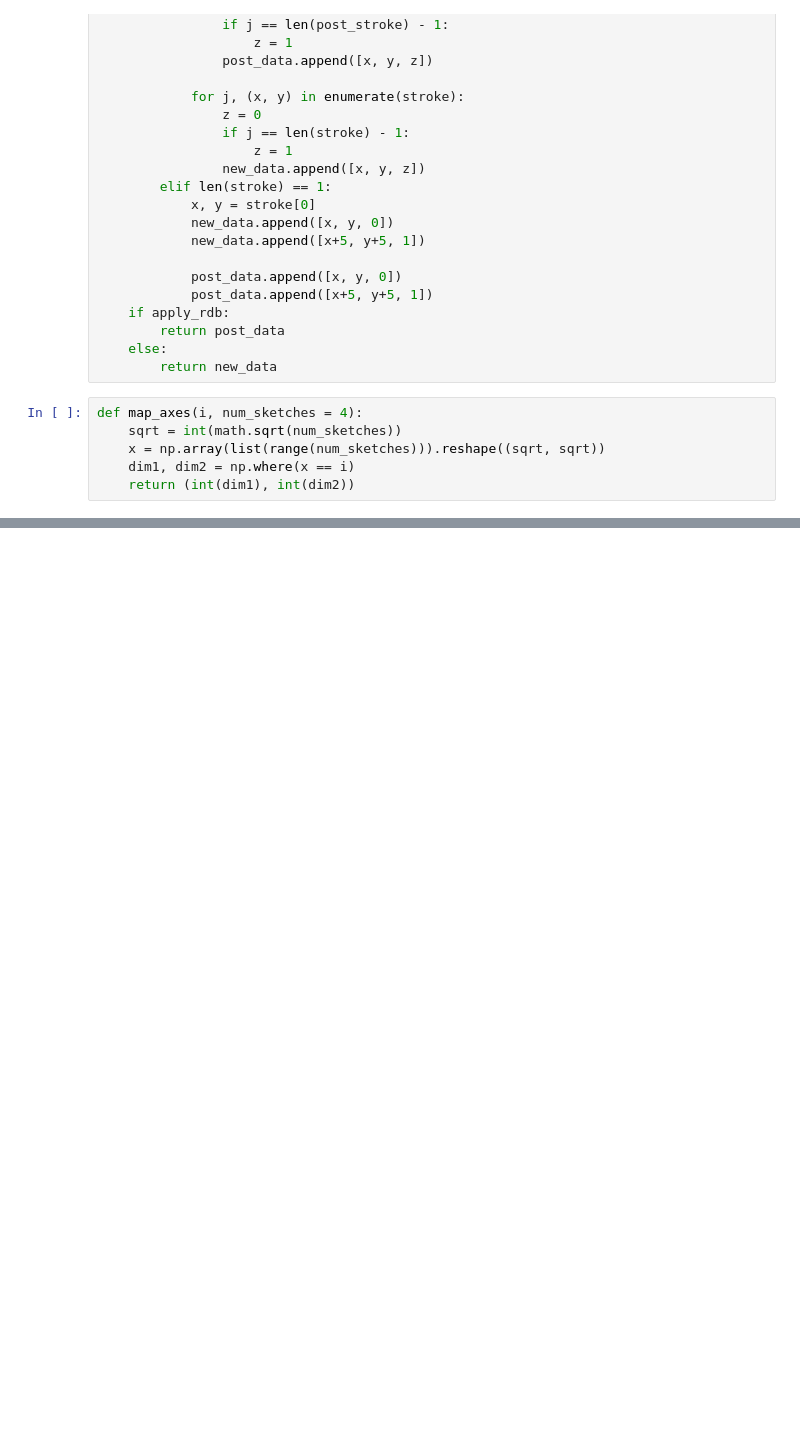
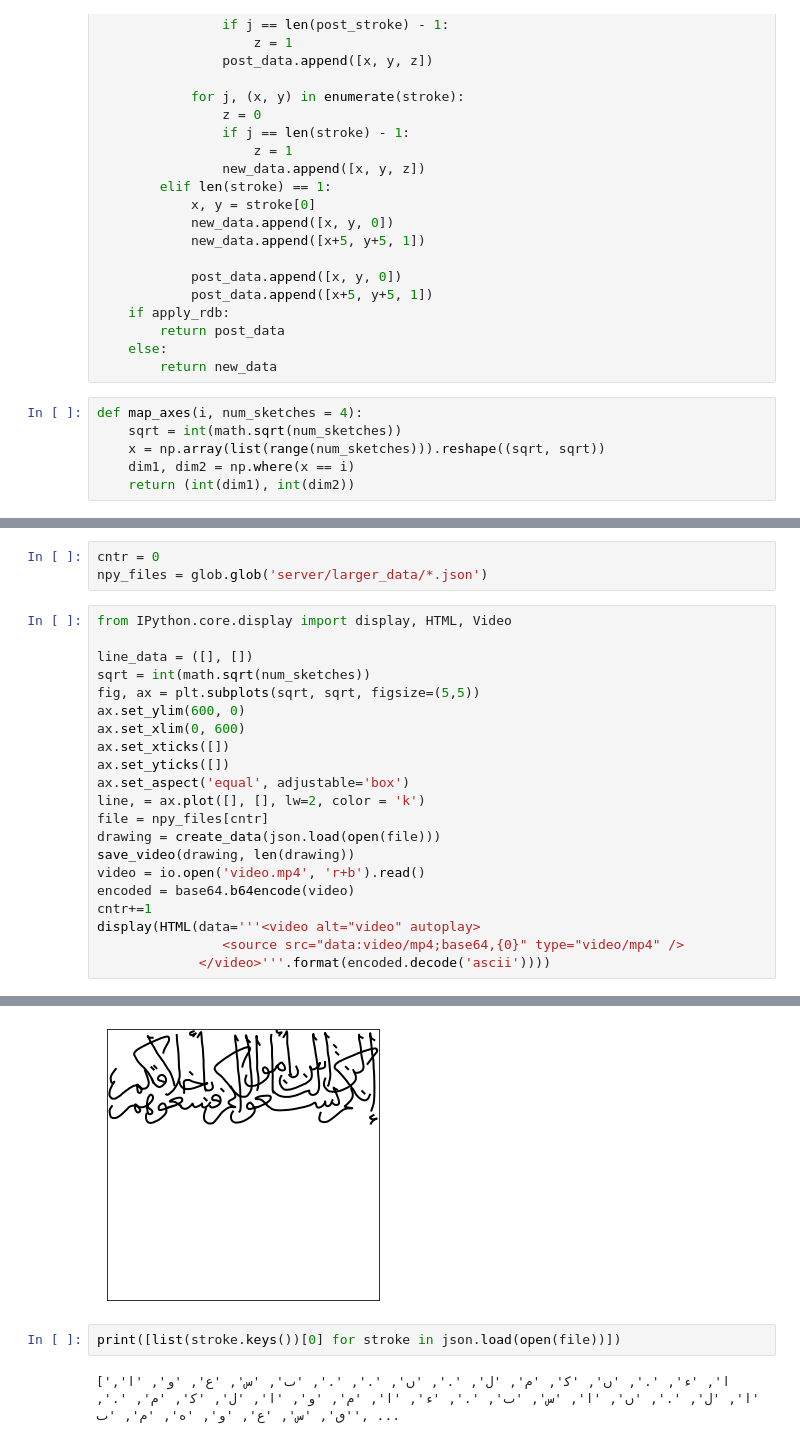
Before and after one commit to ARBML/Calliar, a Jupyter notebook: khatt_server/data_visualizer.ipynb, the cells around one changed output, grey strips where cells are left out. Cells and saved outputs as stored; diff of their text form; blank space fills up the shorter version.

```diff
--- a/khatt_server/data_visualizer.ipynb
+++ b/khatt_server/data_visualizer.ipynb
@@ -136,0 +185,25 @@ HTML(data='''<video alt="video" autoplay>
+# %%
+cntr = 0
+npy_files = glob.glob('server/larger_data/*.json')
+# %%
+from IPython.core.display import display, HTML, Video
+
+line_data = ([], [])
+sqrt = int(math.sqrt(num_sketches))
+fig, ax = plt.subplots(sqrt, sqrt, figsize=(5,5))
+ax.set_ylim(600, 0)
+ax.set_xlim(0, 600)
+ax.set_xticks([])
+ax.set_yticks([])
+ax.set_aspect('equal', adjustable='box')
+line, = ax.plot([], [], lw=2, color = 'k')
+file = npy_files[cntr]
+drawing = create_data(json.load(open(file)))
+save_video(drawing, len(drawing))
+video = io.open('video.mp4', 'r+b').read()
+encoded = base64.b64encode(video)
+cntr+=1
+display(HTML(data='''<video alt="video" autoplay>
+                <source src="data:video/mp4;base64,{0}" type="video/mp4" />
+             </video>'''.format(encoded.decode('ascii'))))
+# %% [output]
@@ -136,0 +211,5 @@ HTML(data='''<video alt="video" autoplay>
+[figure, added]
+# %%
+print([list(stroke.keys())[0] for stroke in json.load(open(file))])
+# %% [output]
+['ا', 'ء', '.', 'ں', 'ﻛ', 'م', 'ل', '.', 'ں', '.', '.', 'ٮ', 'س', 'ع', 'و', 'ا', 'ا', 'ل', '.', 'ں', 'ا', 'س', 'ٮ', '.', 'ء', 'ا', 'م', 'و', 'ا', 'ل', 'ﻛ', 'م', '.', 'ٯ', 'س', 'ع', 'و', 'ه', 'م', 'ٮ', ...
```
Also changed, not shown: parts of 5 cells of this notebook, 4 other files.
